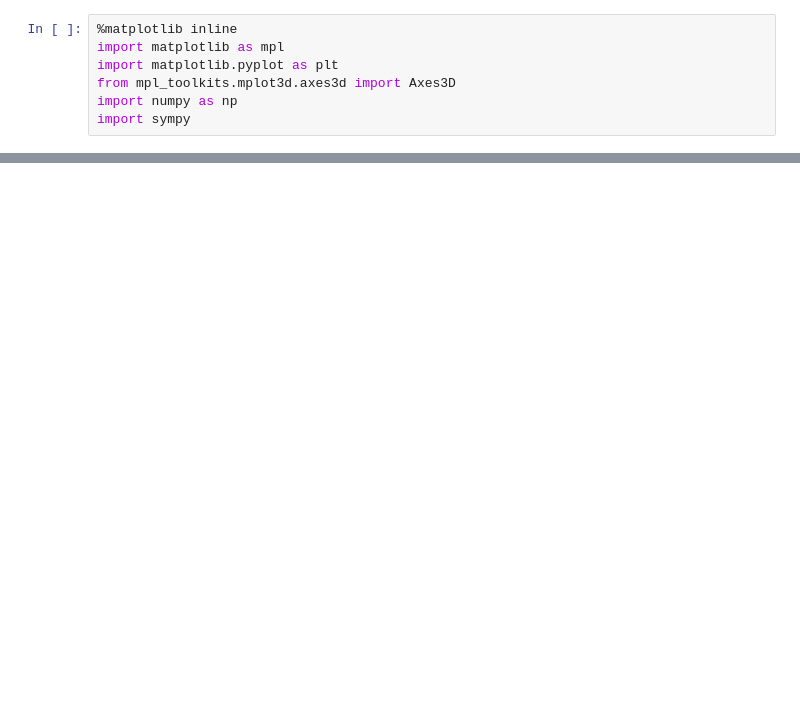
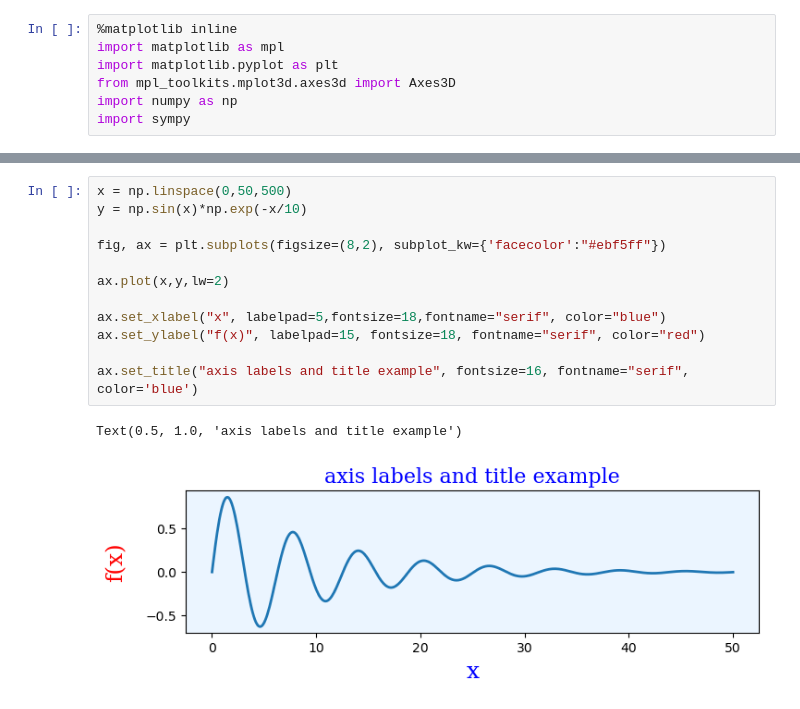
Before and after one commit to derekriceX/PythonEngSciComputing, a Jupyter notebook: C4 - Numerical Python - Plotting and Visualization.ipynb, the cells around one changed output, grey strips where cells are left out. Cells and saved outputs as stored; diff of their text form; blank space fills up the shorter version.

```diff
--- a/C4 - Numerical Python - Plotting and Visualization.ipynb
+++ b/C4 - Numerical Python - Plotting and Visualization.ipynb
@@ -7,0 +50,15 @@ import sympy
+# %%
+x = np.linspace(0,50,500)
+y = np.sin(x)*np.exp(-x/10)
+
+fig, ax = plt.subplots(figsize=(8,2), subplot_kw={'facecolor':"#ebf5ff"})
+
+ax.plot(x,y,lw=2)
+
+ax.set_xlabel("x", labelpad=5,fontsize=18,fontname="serif", color="blue")
+ax.set_ylabel("f(x)", labelpad=15, fontsize=18, fontname="serif", color="red")
+
+ax.set_title("axis labels and title example", fontsize=16, fontname="serif", color='blue')
+# %% [output]
+Text(0.5, 1.0, 'axis labels and title example')
+[figure, added]
```
Also changed, not shown: parts of 5 cells of this notebook.
